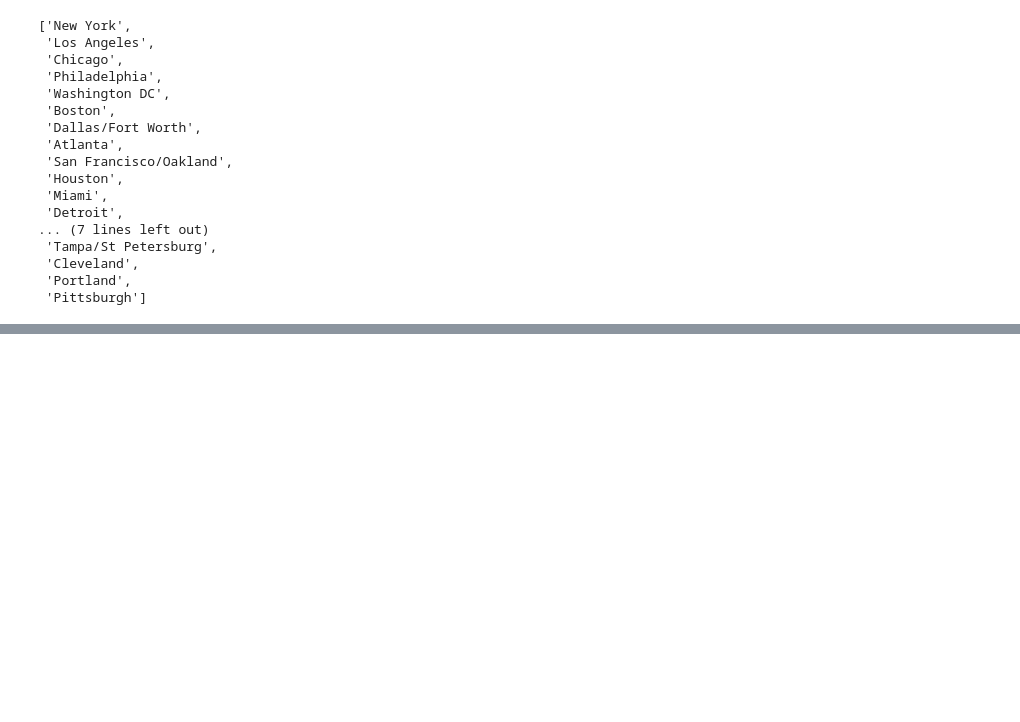
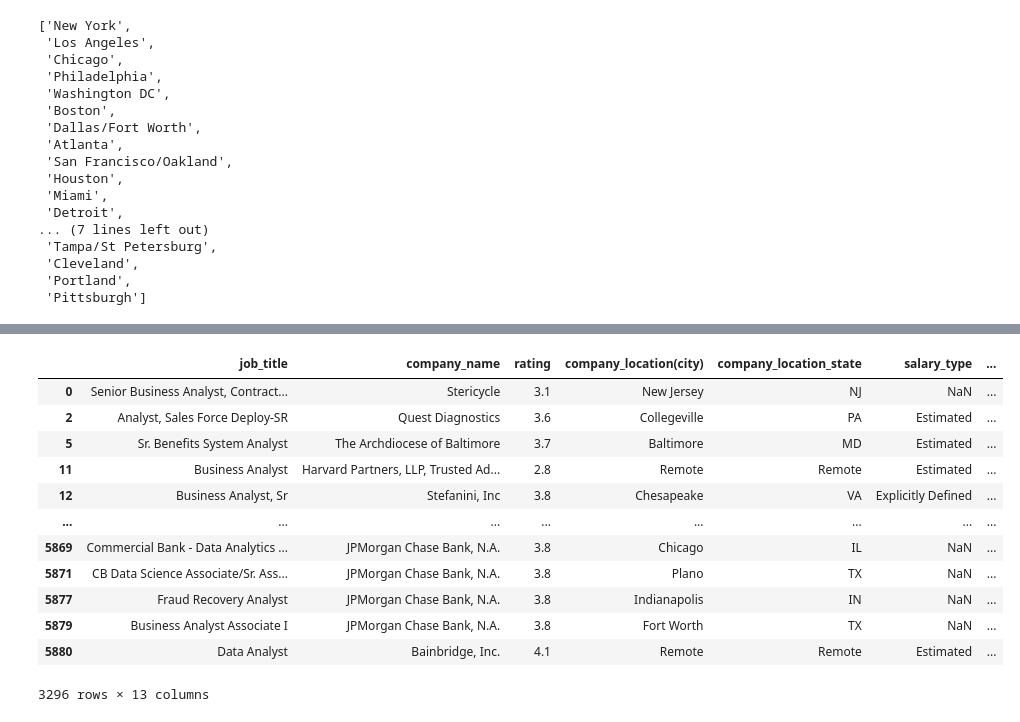
Before and after one commit to Derrick-Mulwa/SimplyHired-Job-Salary-Analysis, a Jupyter notebook: main.ipynb, the cells around one changed output, grey strips where cells are left out. Cells and saved outputs as stored; diff of their text form; code cells hidden in the pictures; blank space fills up the shorter version.

```diff
--- a/main.ipynb
+++ b/main.ipynb
@@ -697,0 +737,17 @@ See the caveats in the documentation: https://pandas.pydata.org/pandas-docs/stab
+# %%
+full_parttime_df.dropna(subset = "job_type", inplace = True)
+full_parttime_df
+# %% [output]
+|  | job_title | company_name | rating | company_location(city) | company_location_state | salary_type | ... |
+| 0 | Senior Business Analyst, Contract... | Stericycle | 3.1 | New Jersey | NJ | NaN | ... |
+| 2 | Analyst, Sales Force Deploy-SR | Quest Diagnostics | 3.6 | Collegeville | PA | Estimated | ... |
+| 5 | Sr. Benefits System Analyst | The Archdiocese of Baltimore | 3.7 | Baltimore | MD | Estimated | ... |
+| 11 | Business Analyst | Harvard Partners, LLP, Trusted Ad... | 2.8 | Remote | Remote | Estimated | ... |
+| 12 | Business Analyst, Sr | Stefanini, Inc | 3.8 | Chesapeake | VA | Explicitly Defined | ... |
+| ... | ... | ... | ... | ... | ... | ... | ... |
+| 5869 | Commercial Bank - Data Analytics ... | JPMorgan Chase Bank, N.A. | 3.8 | Chicago | IL | NaN | ... |
+| 5871 | CB Data Science Associate/Sr. Ass... | JPMorgan Chase Bank, N.A. | 3.8 | Plano | TX | NaN | ... |
+| 5877 | Fraud Recovery Analyst | JPMorgan Chase Bank, N.A. | 3.8 | Indianapolis | IN | NaN | ... |
+| 5879 | Business Analyst Associate I | JPMorgan Chase Bank, N.A. | 3.8 | Fort Worth | TX | NaN | ... |
+| 5880 | Data Analyst | Bainbridge, Inc. | 4.1 | Remote | Remote | Estimated | ... |
+3296 rows × 13 columns
```
Also changed, not shown: parts of 15 cells of this notebook.
